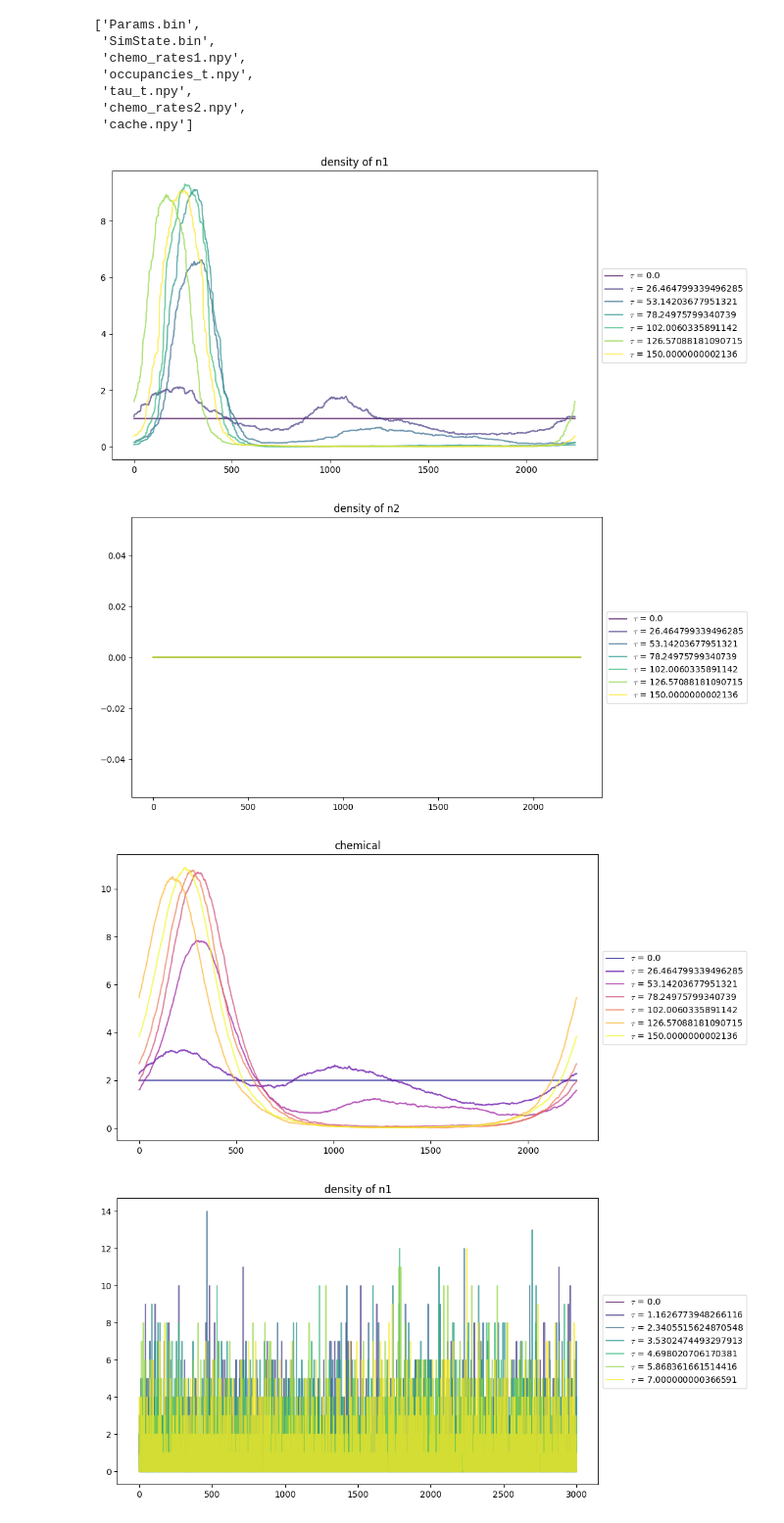
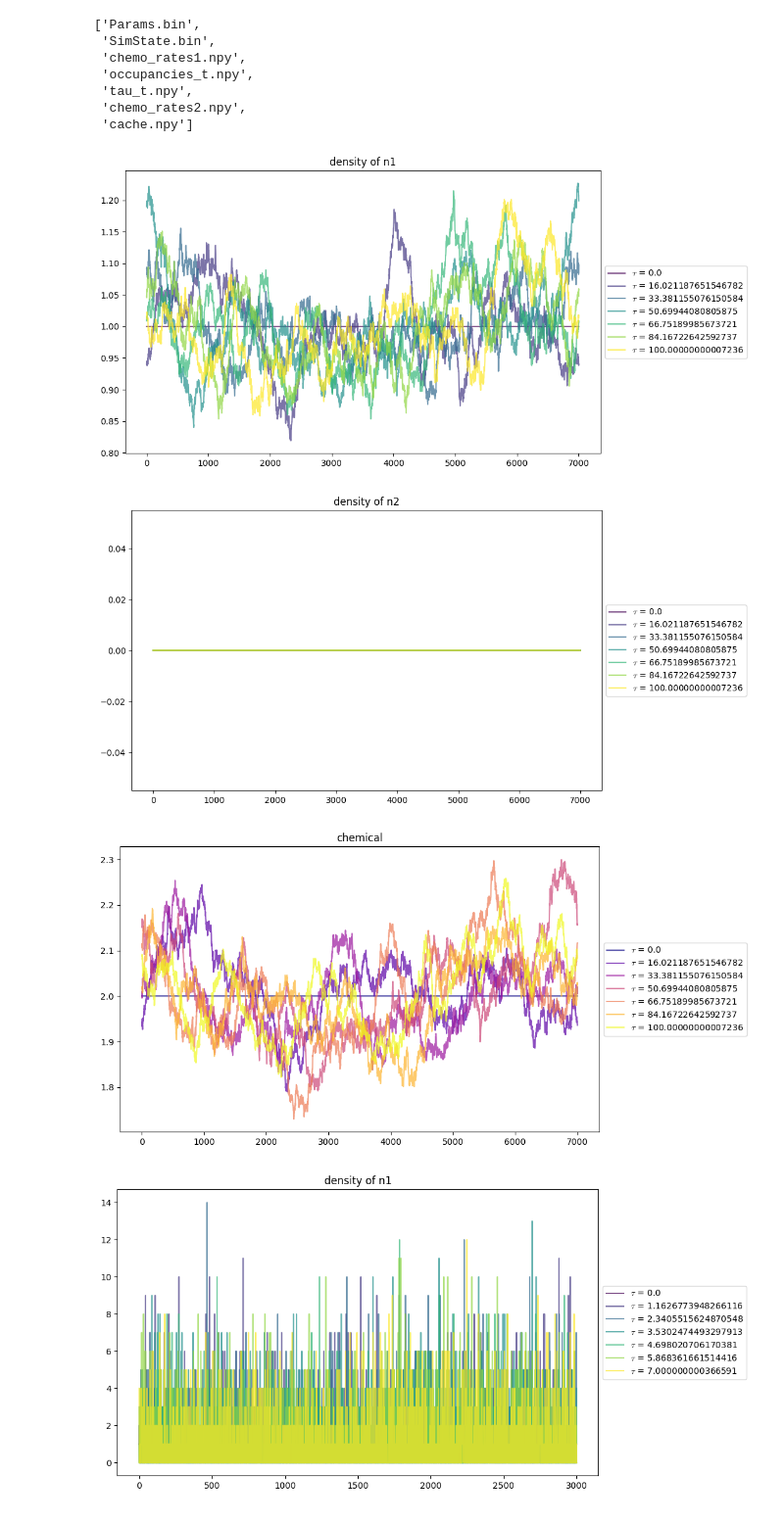
Before and after one commit to HappyTurtle99/Microscopic, a Jupyter notebook: visualize_gennaro.ipynb, the cells around one changed output. Shown at 98% size. Saved outputs shown, nothing was run; the diff lists cells and outputs as text; code cells hidden in the pictures.

```diff
--- a/visualize_gennaro.ipynb
+++ b/visualize_gennaro.ipynb
@@ -129,15 +110,15 @@ os.listdir('/scratch03.local/gtucci/micro/julia/window_t_L_12.56_Nsites_2050.00_
 # %%
 from helper_functions import *
 
-path = '/scratch03.local/gtucci/micro/julia/window_t_L_12.56_Nsites_2250.00_Tfinal_150.00_2026-05-19_155535'
+path = '/scratch.local/gtucci/micro/julia/homogenous_7000.00_sites_L_35.0Dc3.00kappa0.12_lambda1.00_2026-07-28_094615'
 occupancies_t, tau_t, _, _, _ = load_sim(path)
-w = int(occupancies_t.shape[2] ** delta) // 2
+w = int(occupancies_t.shape[2]) // 32
 
 plot_results(occupancies_t, tau_t, w, 0, 1, 7)
 # %% [output]
-[figure, old version]
+[figure, new version]
-[figure, old version]
+[figure, new version]
-[figure, old version]
+[figure, new version]
 # %%
 from helper_functions import *
 
```
Also changed, not shown: parts of 4 cells of this notebook, 8 other files.
